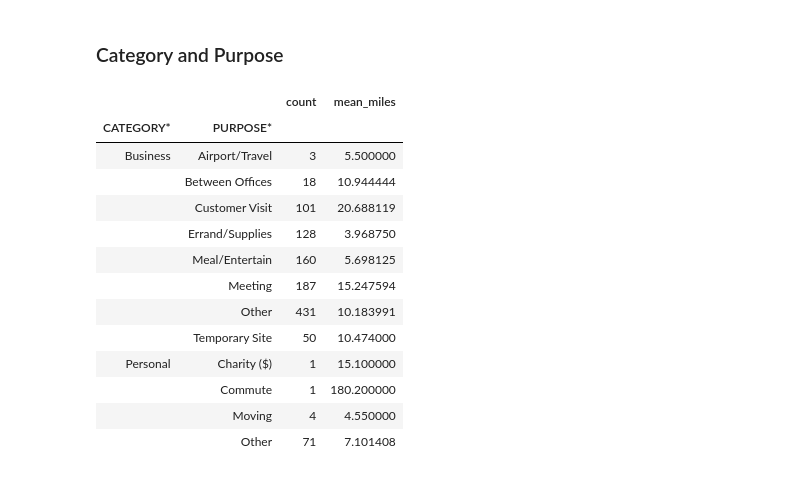
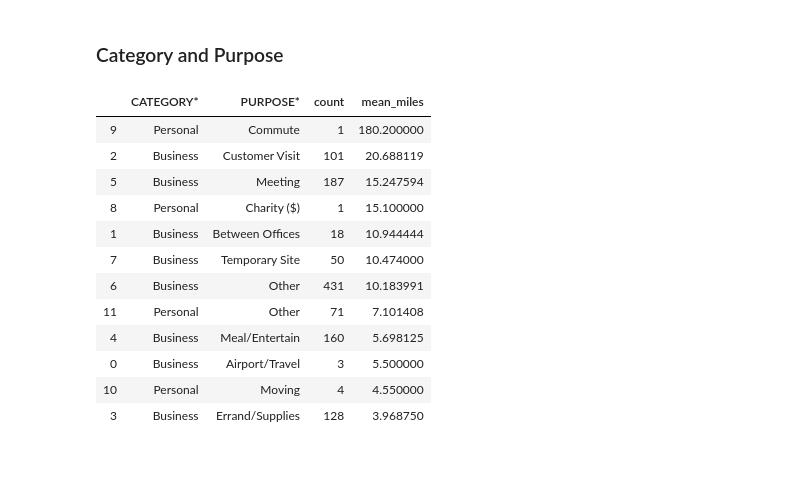
Before and after one commit to dougmart/Uber_2016_OrdUser, a Jupyter notebook: main.ipynb, the cells around one changed output. Saved outputs shown, nothing was run; the diff lists cells and outputs as text; code cells hidden in the pictures.

```diff
--- a/main.ipynb
+++ b/main.ipynb
@@ -127,5 +129,6 @@ df.head()
 # New column: day of week
 # 0: Monday, 6: Sunday
 df['DOW'] = df['START_DATE*'].dt.dayofweek
+df['START_HOUR'] = df['START_DATE*'].dt.hour
 df.head()
 # %% [output]
@@ -228,20 +231,19 @@ df[(df['DURATION'] != 0) & (df['SPEED'] <= 100)].groupby(by='DOW').mean()
 ### Category and Purpose
 # %%
 # Taking into account only the purposes that have more than 10 trips, Customer Visit seems to have the longest trips
-df.groupby(by=['CATEGORY*', 'PURPOSE*']) \
-    .agg(count=('MILES*', 'size'), mean_miles=('MILES*', 'mean'))
+dfa = df.groupby(by=['CATEGORY*', 'PURPOSE*']).agg(count=('MILES*', 'size'), mean_miles=('MILES*', 'mean')).reset_index()
+dfa.sort_values(by='mean_miles', ascending=False)
 # %% [output]
-|  |  | count | mean_miles |
-| CATEGORY* | PURPOSE* |  |  |
-| Business | Airport/Travel | 3 | 5.500000 |
-|  | Between Offices | 18 | 10.944444 |
-|  | Customer Visit | 101 | 20.688119 |
-|  | Errand/Supplies | 128 | 3.968750 |
-|  | Meal/Entertain | 160 | 5.698125 |
-|  | Meeting | 187 | 15.247594 |
-|  | Other | 431 | 10.183991 |
-|  | Temporary Site | 50 | 10.474000 |
-| Personal | Charity ($) | 1 | 15.100000 |
-|  | Commute | 1 | 180.200000 |
-|  | Moving | 4 | 4.550000 |
-|  | Other | 71 | 7.101408 |
+|  | CATEGORY* | PURPOSE* | count | mean_miles |
+| 9 | Personal | Commute | 1 | 180.200000 |
+| 2 | Business | Customer Visit | 101 | 20.688119 |
+| 5 | Business | Meeting | 187 | 15.247594 |
+| 8 | Personal | Charity ($) | 1 | 15.100000 |
+| 1 | Business | Between Offices | 18 | 10.944444 |
+| 7 | Business | Temporary Site | 50 | 10.474000 |
+| 6 | Business | Other | 431 | 10.183991 |
+| 11 | Personal | Other | 71 | 7.101408 |
+| 4 | Business | Meal/Entertain | 160 | 5.698125 |
+| 0 | Business | Airport/Travel | 3 | 5.500000 |
+| 10 | Personal | Moving | 4 | 4.550000 |
+| 3 | Business | Errand/Supplies | 128 | 3.968750 |
```
Also changed, not shown: parts of 9 cells of this notebook.
